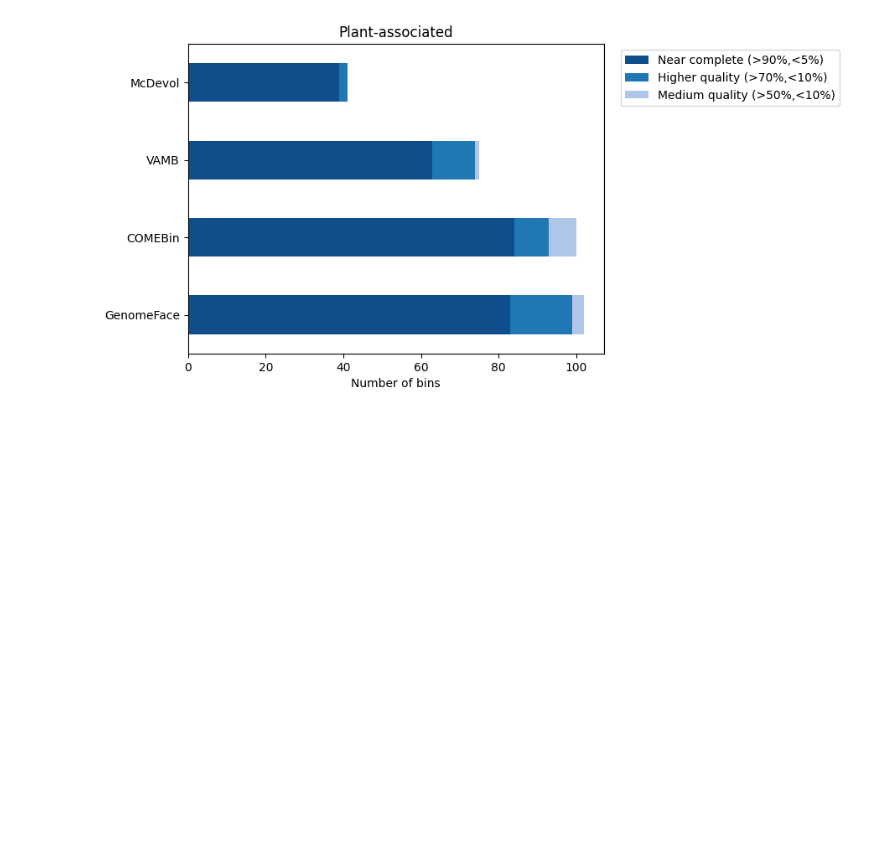
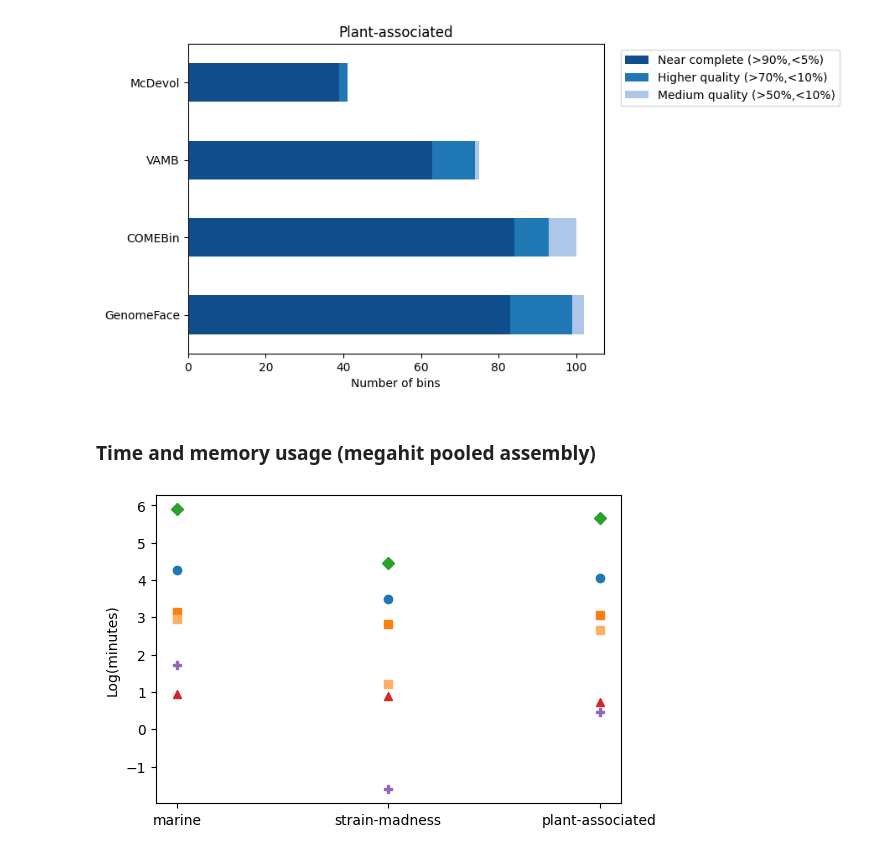
Before and after one commit to soedinglab/binning_benchmarking, a Jupyter notebook: plots.ipynb, the cells around one changed output. Drawn from its saved outputs; the diff is of its cells as text; code cells hidden in the pictures; blank space fills up the shorter version.

Commit message:
plot script

```diff
--- a/plots.ipynb
+++ b/plots.ipynb
@@ -534,3 +534,26 @@ plt.ylabel('')
 plt.savefig('amber_gspooled_assembly_plant.png', dpi=600, format='png', bbox_inches='tight')
 # %% [output]
 [figure]
+# %% [markdown]
+### Time and memory usage (megahit pooled assembly)
+# %%
+import matplotlib.pyplot as plt
+import numpy as np
+import pandas as pd
+
+time_memory = pd.read_csv('/home/yazhini/work/binning_benchmarking/time_memory_usage_pooled_plot',  header=0, sep='\t')
+
+tools = time_memory['Tools'].unique()
+datasets = time_memory['Datasets'].unique()
+
+fig, ax = plt.subplots(1, 1, figsize=(6, 4))
+markers = ['o', 's', 's', 'D', '^', 'P']
+colors = ['#1f77b4', '#ff7f0e', '#ffae66', '#2ca02c', '#d62728', '#9467bd']
+# Plotting Time Data
+for i, tool in enumerate(tools):
+    time_data = time_memory[time_memory['Tools'] == tool]['Time (minutes)']
+    ax.plot(datasets, np.log(time_data), marker=markers[i], label=tool, color = colors[i], linewidth=0.0)
+ax.set_ylabel('Log(minutes)')
+plt.savefig('plots/time_requirement_mapooled.png', dpi=600, format='png', bbox_inches='tight')
+# %% [output]
+[figure, added]
```
Also changed, not shown: parts of 2 cells of this notebook.
